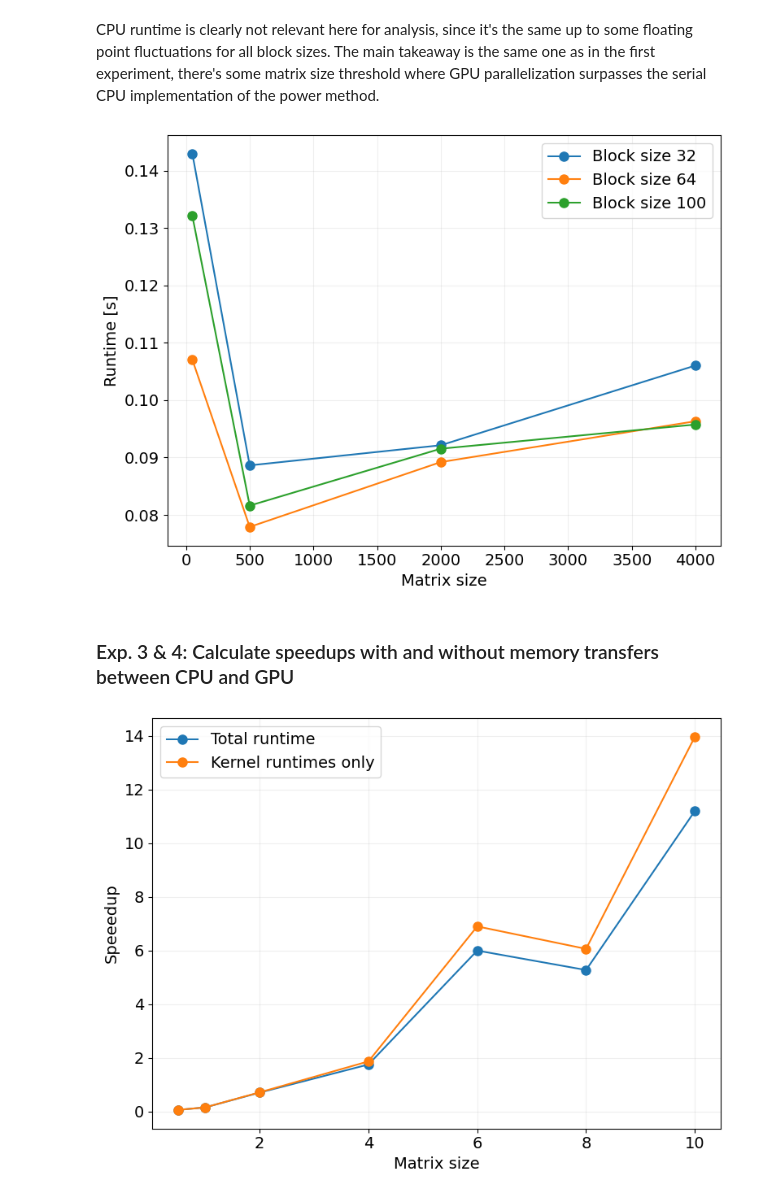
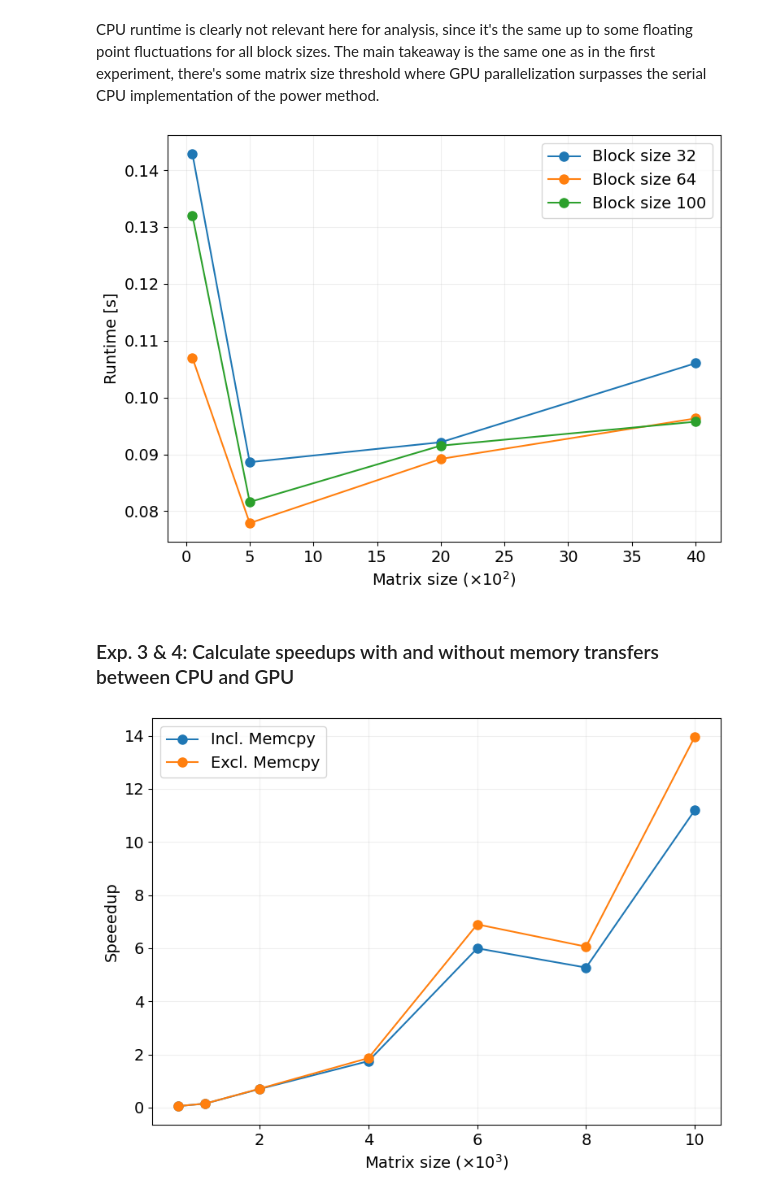
Before and after one commit to goncalo-meneses/HPC_Project, a Jupyter notebook: exercise_3/plots/plots.ipynb, the cells around one changed output. Cells and saved outputs as stored; diff of their text form; code cells hidden in the pictures.

Commit message:
Modified plots exercise_3

```diff
--- a/exercise_3/plots/plots.ipynb
+++ b/exercise_3/plots/plots.ipynb
@@ -119,19 +119,19 @@ CPU runtime is clearly not relevant here for analysis, since it's the same up to
 # %%
 fig = plt.figure(figsize=(8, 6))
 for b_size in block_sizes:
     r = results[b_size]
-    sizes = r["matrix_sizes"]
+    sizes = r["matrix_sizes"] / 100
     plt.plot(sizes, r["gpu"], marker='o', linestyle='-', linewidth=1.5, markersize=8, label=f'Block size {b_size}')
-plt.xlabel("Matrix size")
+plt.xlabel(r"Matrix size ($\times 10^2$)")
 plt.ylabel("Runtime [s]")
 plt.legend()
 plt.grid(alpha=.2)
 plt.tight_layout()
 plt.savefig("./block_size_benchmark_gpu.pdf")
 plt.show()
 plt.show()
 # %% [output]
-[figure, old version]
+[figure, new version]
 # %% [markdown]
 ### Exp. 3 & 4: Calculate speedups with and without memory transfers between CPU and GPU
 # %%
@@ -168,9 +170,9 @@ def parse_step3_results(results_dir="../step_3"):
 # %%
 fig = plt.figure(figsize=(8, 6))
 sizes = results["matrix_sizes"] / 1000 # type: ignore
-plt.plot(sizes, results["speedup_incl"], marker='o', linestyle='-', linewidth=1.5, markersize=8, label=f'Total runtime')
-plt.plot(sizes, results["speedup_excl"], marker='o', linestyle='-', linewidth=1.5, markersize=8, label=f'Kernel runtimes only')
-plt.xlabel("Matrix size")
+plt.plot(sizes, results["speedup_incl"], marker='o', linestyle='-', linewidth=1.5, markersize=8, label=f'Incl. Memcpy')
+plt.plot(sizes, results["speedup_excl"], marker='o', linestyle='-', linewidth=1.5, markersize=8, label=f'Excl. Memcpy')
+plt.xlabel(r"Matrix size ($\times 10^3$)")
 plt.ylabel("Speeedup")
 plt.legend()
 plt.grid(alpha=.2)
@@ -179,4 +181,4 @@ plt.savefig("./speedup.pdf")
 plt.show()
 plt.show()
 # %% [output]
-[figure, old version]
+[figure, new version]
```
Also changed, not shown: parts of 1 cell of this notebook, 4 other files.
